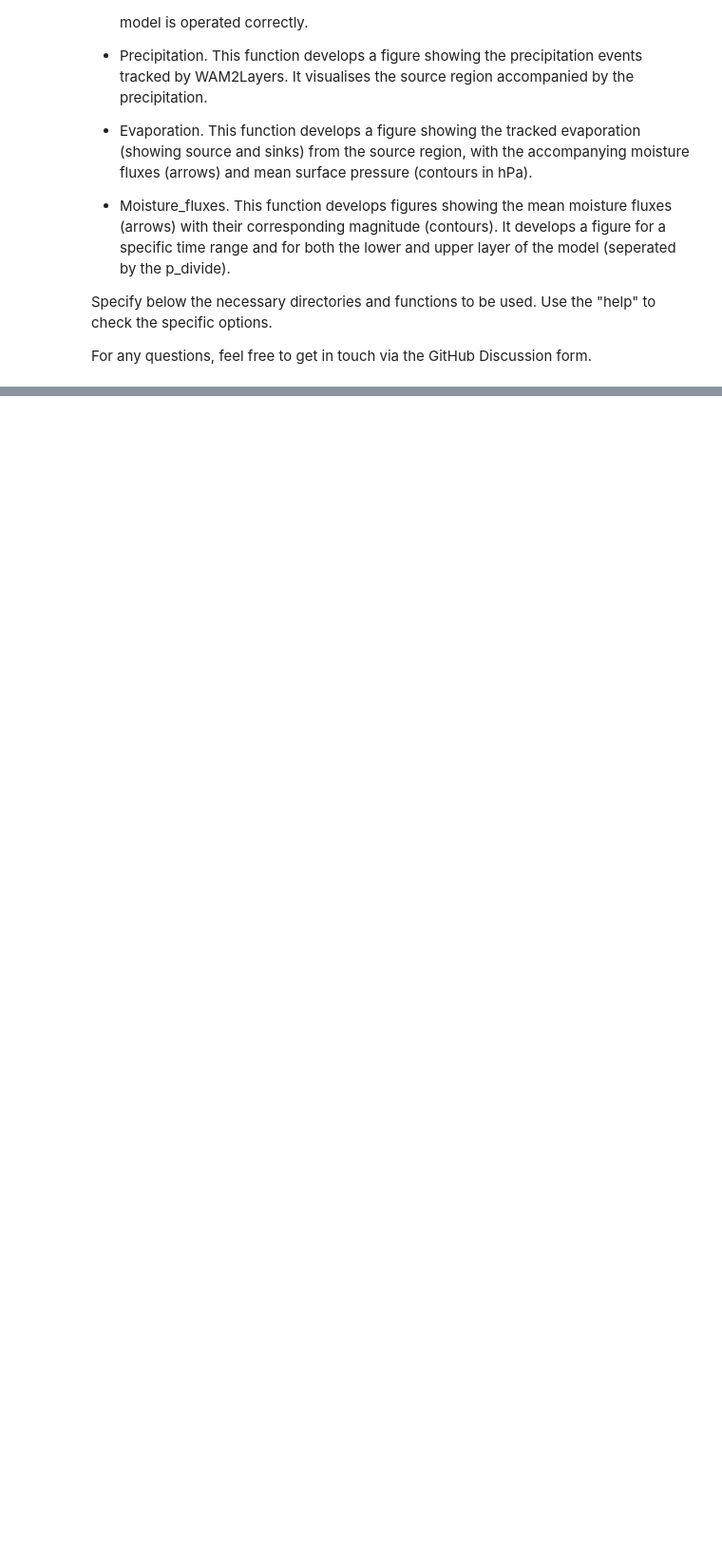
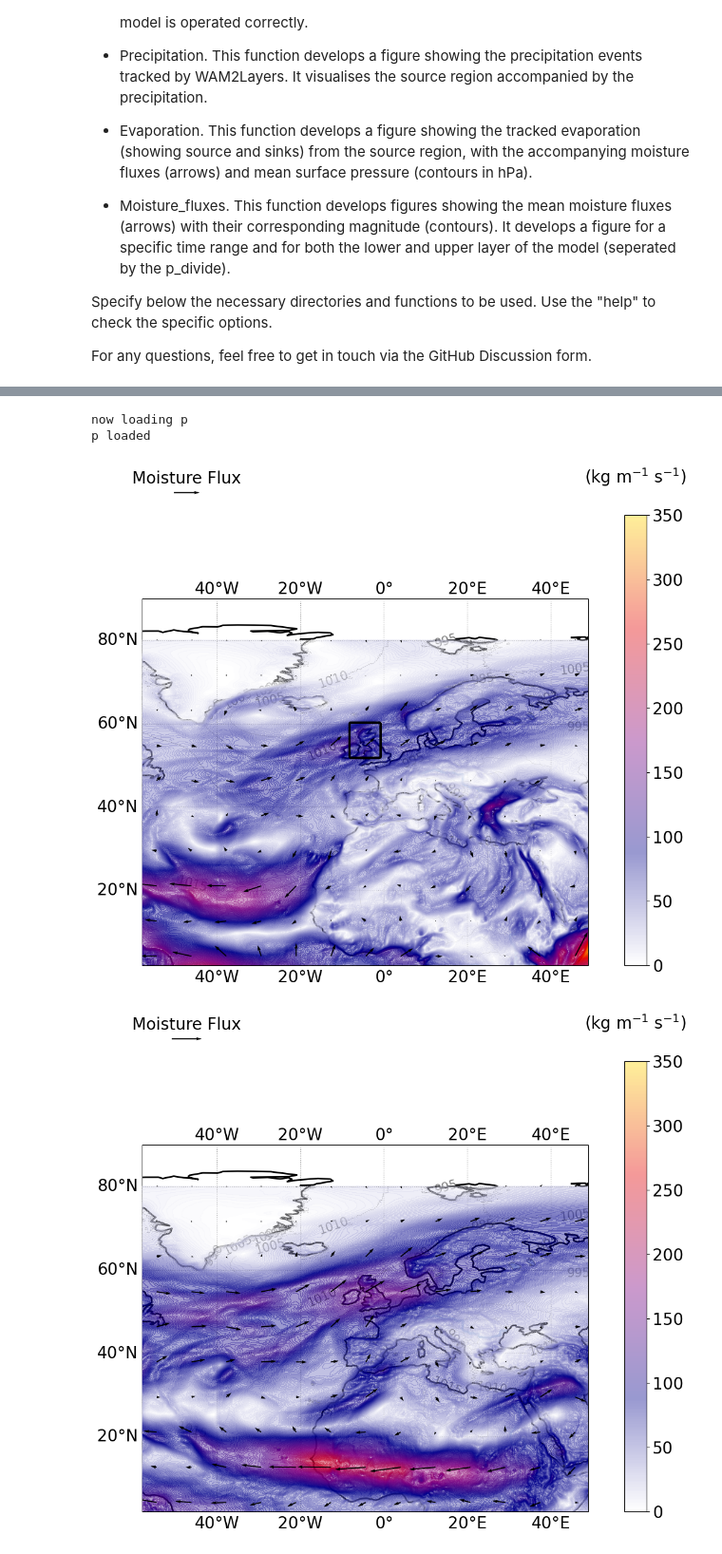
Before and after one commit to WAM2layers/WAM2layers, a Jupyter notebook: notebooks/visualisation.ipynb, the cells around one changed output, grey strips where cells are left out. Shown at 95% size. Drawn from its saved outputs; the diff is of its cells as text; code cells hidden in the pictures; blank space fills up the shorter version.

```diff
--- a/notebooks/visualisation.ipynb
+++ b/notebooks/visualisation.ipynb
@@ -32,0 +51,7 @@ data_path = '...'
+# %%
+moisture_fluxes(config_file,filename,data_path,outdir, step = 50, fontsizes = 20, pads = 40)
+# %% [output]
+now loading p
+p loaded
+[figure, added]
+[figure, added]
```
Also changed, not shown: parts of 6 cells of this notebook.
